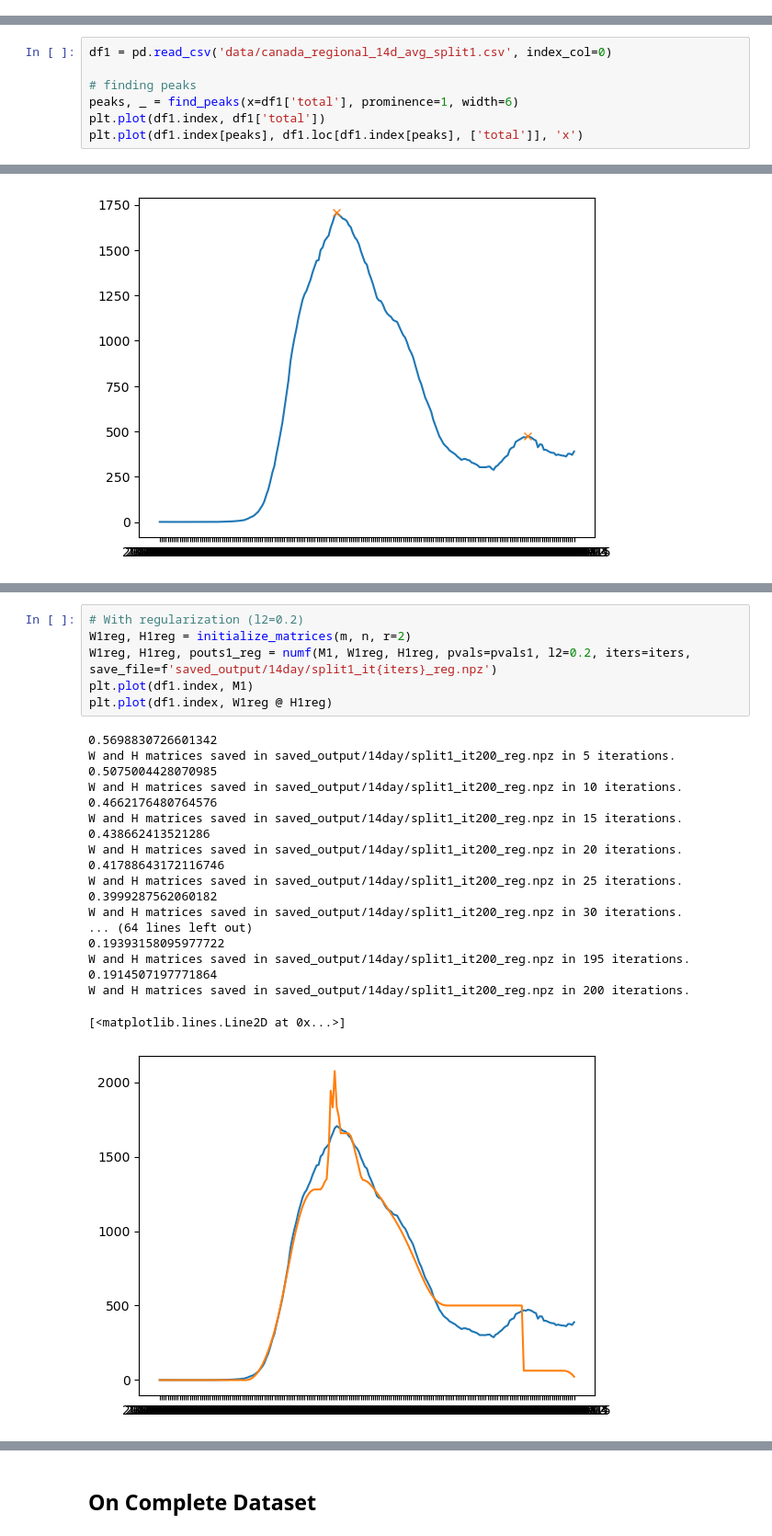
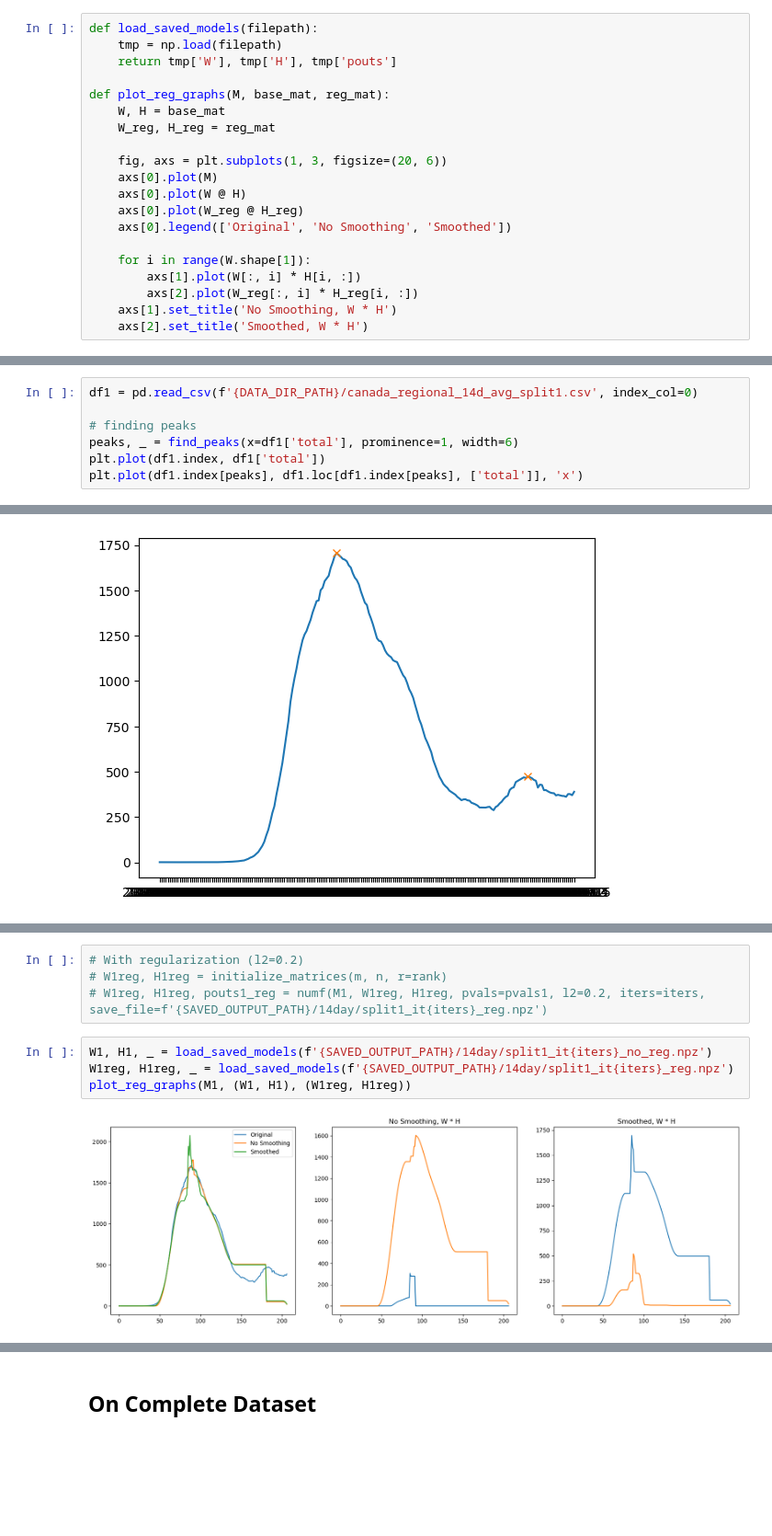
Before and after one commit to waqasbinhamed/numf, a Jupyter notebook: notebooks/Canada COVID Test.ipynb, the cells around one changed output, grey strips where cells are left out. Shown: that part at 92% size. Drawn from its saved outputs; the diff is of its cells as text; blank space fills up the shorter version.

```diff
--- a/notebooks/Canada COVID Test.ipynb
+++ b/notebooks/Canada COVID Test.ipynb
@@ -11,2 +14,22 @@ np.random.seed(42)
+# %%
+def load_saved_models(filepath):
+    tmp = np.load(filepath)
+    return tmp['W'], tmp['H'], tmp['pouts']
+
+def plot_reg_graphs(M, base_mat, reg_mat):
+    W, H = base_mat
+    W_reg, H_reg = reg_mat
+
+    fig, axs = plt.subplots(1, 3, figsize=(20, 6))
+    axs[0].plot(M)
+    axs[0].plot(W @ H)
+    axs[0].plot(W_reg @ H_reg)
+    axs[0].legend(['Original', 'No Smoothing', 'Smoothed'])
+
+    for i in range(W.shape[1]):
+        axs[1].plot(W[:, i] * H[i, :])
+        axs[2].plot(W_reg[:, i] * H_reg[i, :])
+    axs[1].set_title('No Smoothing, W * H')
+    axs[2].set_title('Smoothed, W * H')
 # %%
 # Run EDA notebook first
@@ -61,5 +86,5 @@ iters = 200
 # %%
-df1 = pd.read_csv('data/canada_regional_14d_avg_split1.csv', index_col=0)
+df1 = pd.read_csv(f'{DATA_DIR_PATH}/canada_regional_14d_avg_split1.csv', index_col=0)
 
 # finding peaks
 peaks, _ = find_peaks(x=df1['total'], prominence=1, width=6)
@@ -103,26 +106,10 @@ W and H matrices saved in saved_output/14day/split1_it200_no_reg.npz in 200 iter
 # %%
 # With regularization (l2=0.2)
-W1reg, H1reg = initialize_matrices(m, n, r=2)
-W1reg, H1reg, pouts1_reg = numf(M1, W1reg, H1reg, pvals=pvals1, l2=0.2, iters=iters, save_file=f'saved_output/14day/split1_it{iters}_reg.npz')
-plt.plot(df1.index, M1)
-plt.plot(df1.index, W1reg @ H1reg)
+# W1reg, H1reg = initialize_matrices(m, n, r=rank)
+# W1reg, H1reg, pouts1_reg = numf(M1, W1reg, H1reg, pvals=pvals1, l2=0.2, iters=iters, save_file=f'{SAVED_OUTPUT_PATH}/14day/split1_it{iters}_reg.npz')
-# %% [output]
-0.5698830726601342
-W and H matrices saved in saved_output/14day/split1_it200_reg.npz in 5 iterations.
-0.5075004428070985
-W and H matrices saved in saved_output/14day/split1_it200_reg.npz in 10 iterations.
-0.4662176480764576
-W and H matrices saved in saved_output/14day/split1_it200_reg.npz in 15 iterations.
-0.438662413521286
-W and H matrices saved in saved_output/14day/split1_it200_reg.npz in 20 iterations.
-0.41788643172116746
-W and H matrices saved in saved_output/14day/split1_it200_reg.npz in 25 iterations.
-0.3999287562060182
-W and H matrices saved in saved_output/14day/split1_it200_reg.npz in 30 iterations.
-... (64 lines left out)
-0.19393158095977722
-W and H matrices saved in saved_output/14day/split1_it200_reg.npz in 195 iterations.
-0.1914507197771864
-W and H matrices saved in saved_output/14day/split1_it200_reg.npz in 200 iterations.
-[<matplotlib.lines.Line2D at 0x...>]
-[figure, removed]
+# %%
+W1, H1, _ = load_saved_models(f'{SAVED_OUTPUT_PATH}/14day/split1_it{iters}_no_reg.npz')
+W1reg, H1reg, _ = load_saved_models(f'{SAVED_OUTPUT_PATH}/14day/split1_it{iters}_reg.npz')
+plot_reg_graphs(M1, (W1, H1), (W1reg, H1reg))
+# %% [output]
+[figure, added]
```
Also changed, not shown: parts of 26 cells of this notebook, 2 other files.
